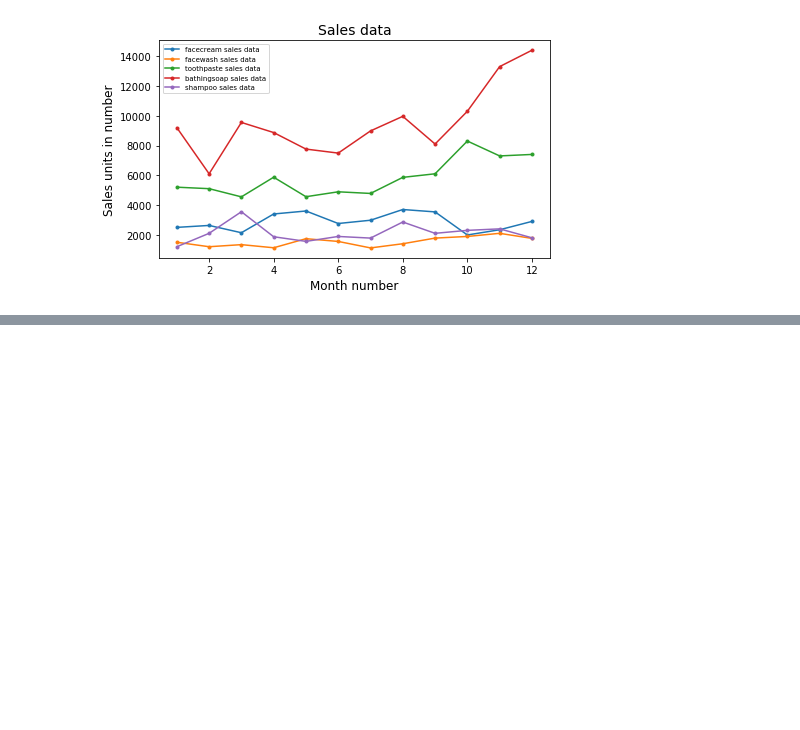
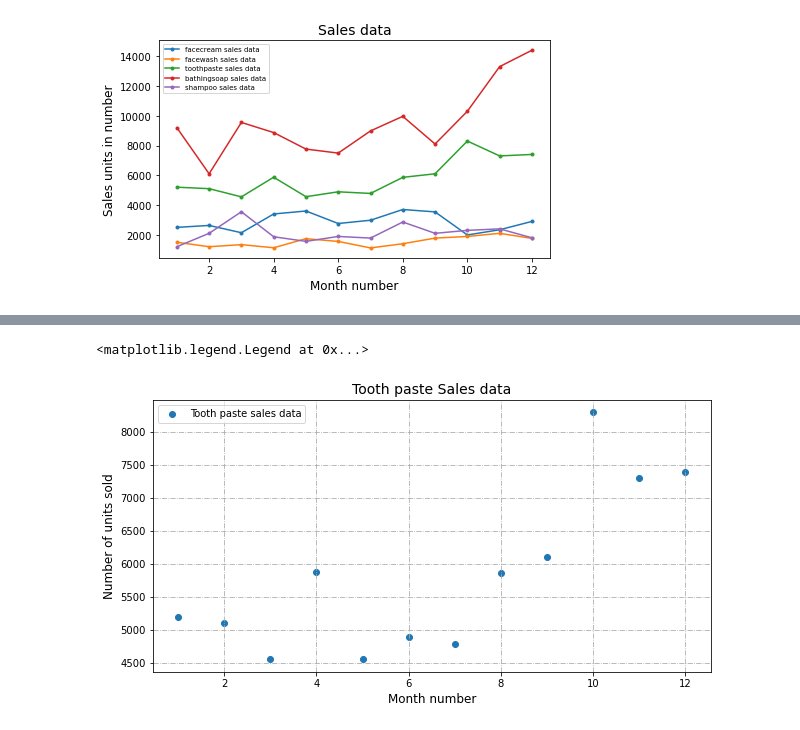
Before and after one commit to salma971/python-for-finance, a Jupyter notebook: day_03/assignments/01-matplotlib_basic_assignment.ipynb, the cells around one changed output, grey strips where cells are left out. Drawn from its saved outputs; the diff is of its cells as text; code cells hidden in the pictures; blank space fills up the shorter version.

```diff
--- a/day_03/assignments/01-matplotlib_basic_assignment.ipynb
+++ b/day_03/assignments/01-matplotlib_basic_assignment.ipynb
@@ -120,3 +118,23 @@ Also, add a grid in the plot. gridline style should “–“.
+# %%
+# write your code here
+# Import relevant modules
+import pandas as pd
+import matplotlib.pyplot as plt
+
+# Import dataset
+dataset = pd.read_csv('../data/company_sales_data.csv')
+month_number= dataset['month_number']
+toothpaste = dataset['toothpaste']
+plt.figure(figsize=(10, 5))
+plt.scatter(month_number,toothpaste,label = "Tooth paste sales data")
+plt.xlabel('Month number',size=12)
+plt.ylabel('Number of units sold',size=12)
+plt.title('Tooth paste Sales data', size=14)
+plt.grid(True,linewidth=0.80,color='#aaaaaa',linestyle='dashdot')
+plt.legend(loc = "upper left")
+# %% [output]
+<matplotlib.legend.Legend at 0x...>
+[figure, added]
 # %% [markdown]
 ## Exercise 5
 **Read face cream and facewash product sales data and show it using the bar chart**
```
Also changed, not shown: parts of 13 cells of this notebook, 2 other files.
